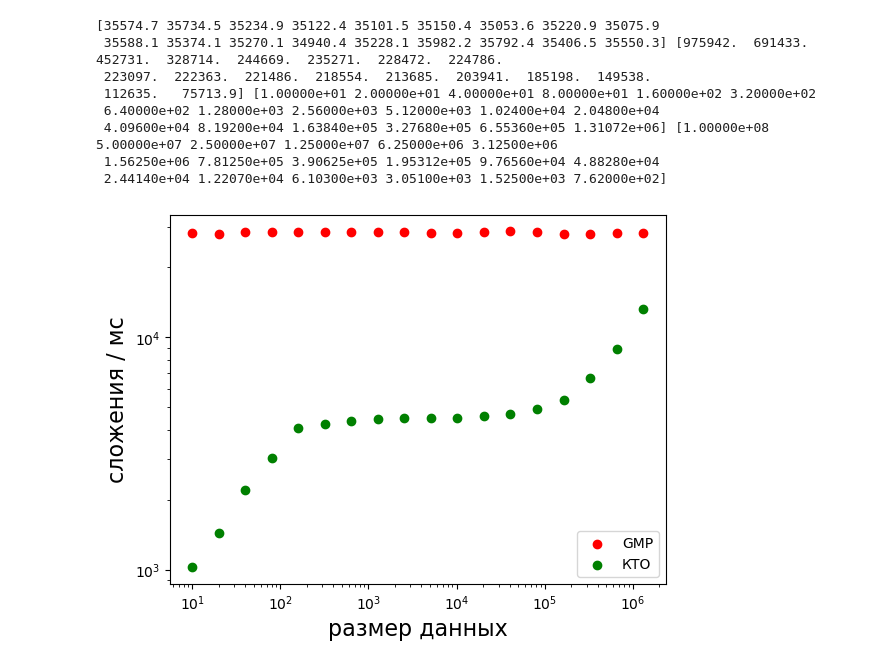
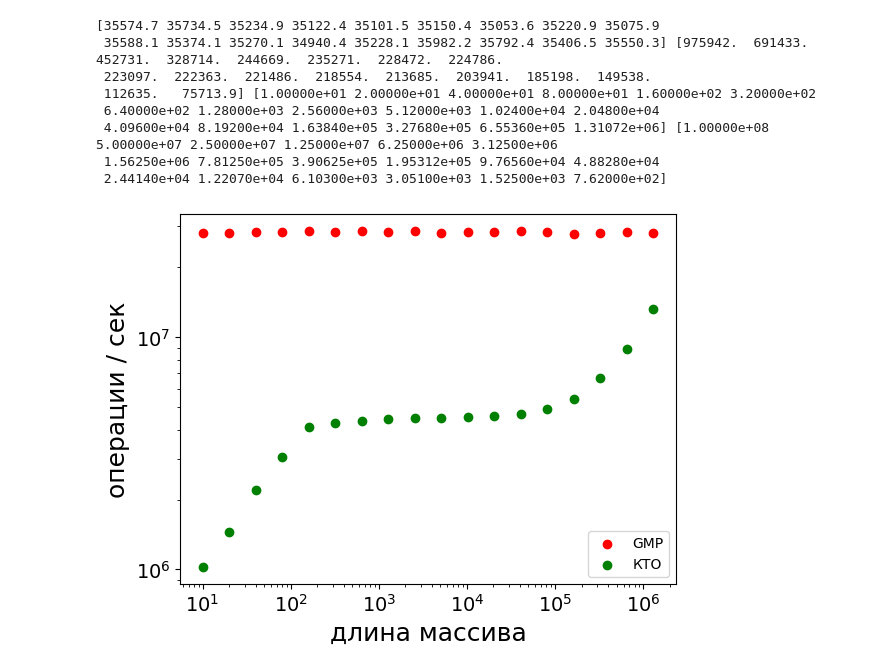
Before and after one commit to ElizaLobanova/Chinese-residue-theorem-library, a Jupyter notebook: images/scripts/timeTest/timeTest.ipynb, the cells around one changed output. Drawn from its saved outputs; the diff is of its cells as text; code cells hidden in the pictures.

```diff
--- a/images/scripts/timeTest/timeTest.ipynb
+++ b/images/scripts/timeTest/timeTest.ipynb
@@ -8,35 +8,37 @@ with open('time sequential18.csv', 'r') as f:
     gmp_time = []
     crt_time = []
     data_size = []
     lunch_times = []
     for line in lines:
         gmp_time.append(float(line.split(' ')[0]))
         crt_time.append(float(line.split(' ')[1]))
         data_size.append(float(line.split(' ')[2]))
         lunch_times.append(float(line.split(' ')[3]))
     gmp_time = np.array(gmp_time)
     crt_time = np.array(crt_time)
     data_size = np.array(data_size)
     lunch_times = np.array(lunch_times)
     print(gmp_time, crt_time, data_size, lunch_times)
-    add_p_ms_gmp = (data_size * lunch_times) / gmp_time
-    add_p_ms_crt = (data_size * lunch_times) / crt_time
-    plt.xlabel('размер данных', fontsize=16)
-    plt.ylabel('сложения / мс', fontsize=16)
+    add_p_ms_gmp = (data_size * lunch_times) / (gmp_time / 1000)
+    add_p_ms_crt = (data_size * lunch_times) / (crt_time / 1000)
+    plt.xlabel('длина массива', fontsize=18)
+    plt.ylabel('операции / сек', fontsize=18)
     plt.scatter(data_size, add_p_ms_gmp, color='red', label='GMP')
     plt.scatter(data_size, add_p_ms_crt, color='green', label='КТО')
     plt.legend(loc='lower right')
     plt.xscale('log')
+    plt.xticks(size=14)
+    plt.yticks(size=14)
     plt.yscale('log')
     plt.savefig('../../time_sequential18.pdf')
     plt.show()
 # %% [output]
 [35574.7 35734.5 35234.9 35122.4 35101.5 35150.4 35053.6 35220.9 35075.9
  35588.1 35374.1 35270.1 34940.4 35228.1 35982.2 35792.4 35406.5 35550.3] [975942.  691433.  452731.  328714.  244669.  235271.  228472.  224786.
  223097.  222363.  221486.  218554.  213685.  203941.  185198.  149538.
  112635.   75713.9] [1.00000e+01 2.00000e+01 4.00000e+01 8.00000e+01 1.60000e+02 3.20000e+02
  6.40000e+02 1.28000e+03 2.56000e+03 5.12000e+03 1.02400e+04 2.04800e+04
  4.09600e+04 8.19200e+04 1.63840e+05 3.27680e+05 6.55360e+05 1.31072e+06] [1.00000e+08 5.00000e+07 2.50000e+07 1.25000e+07 6.25000e+06 3.12500e+06
  1.56250e+06 7.81250e+05 3.90625e+05 1.95312e+05 9.76560e+04 4.88280e+04
  2.44140e+04 1.22070e+04 6.10300e+03 3.05100e+03 1.52500e+03 7.62000e+02]
-[figure, old version]
+[figure, new version]
```
Also changed, not shown: parts of 1 cell of this notebook, 3 other files.
